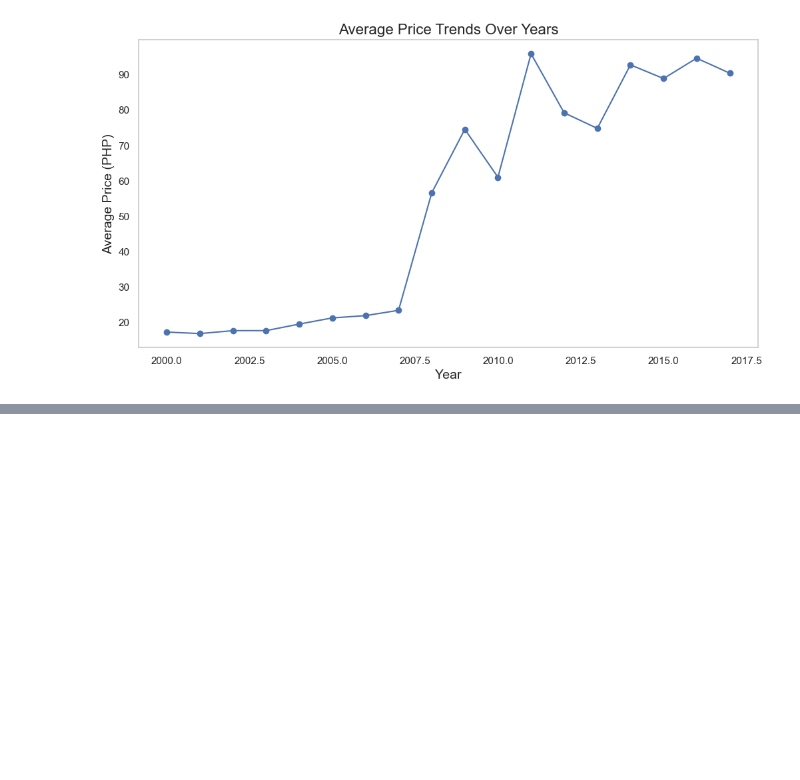
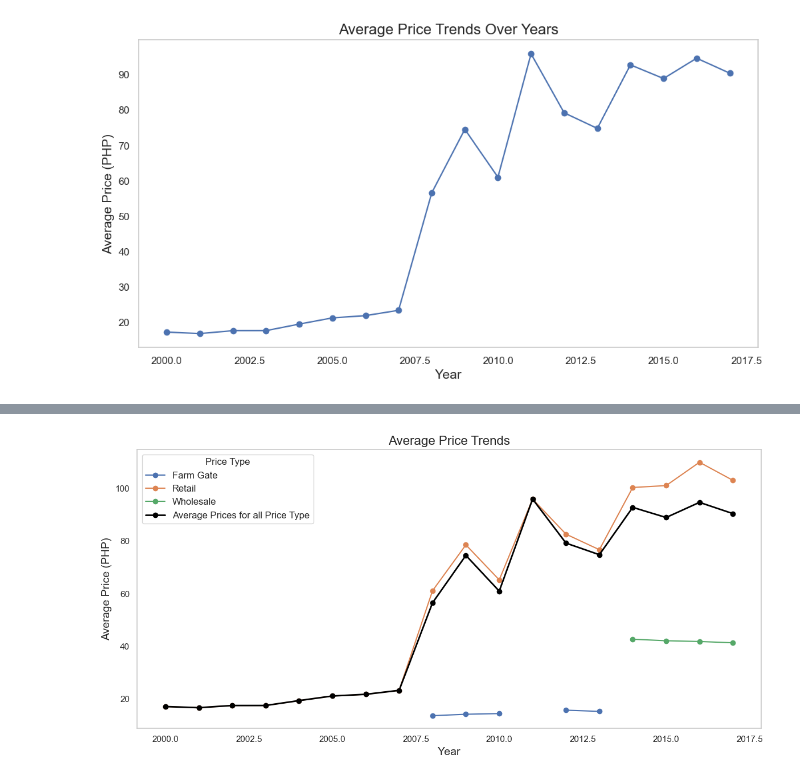
Before and after one commit to KyleZrey/PH-Food-Prices-Analysis, a Jupyter notebook: prelim_data_analysis.ipynb, the cells around one changed output, grey strips where cells are left out. Saved outputs shown, nothing was run; the diff lists cells and outputs as text; code cells hidden in the pictures; blank space fills up the shorter version.

```diff
--- a/prelim_data_analysis.ipynb
+++ b/prelim_data_analysis.ipynb
@@ -528,0 +548,26 @@ clean_pfp
+# %%
+# Calculate average price per year and price type
+yearly_average_price_type = clean_pfp.groupby(['Year', 'Price Type'])['Price'].mean().unstack()
+
+# Calculate global average price per year
+yearly_average_price = clean_pfp.groupby('Year')['Price'].mean()
+
+# Create the line plot
+plt.figure(figsize=(12, 6))
+
+# Plot average price by price type
+yearly_average_price_type.plot(kind='line', marker='o', ax=plt.gca())
+
+# Plot global average price
+yearly_average_price.plot(kind='line', marker='o', color='black', linewidth=2, label='Average Prices for all Price Type')
+
+# Customize the plot
+plt.title('Average Price Trends', fontsize=16)
+plt.xlabel('Year', fontsize=14)
+plt.ylabel('Average Price (PHP)', fontsize=14)
+plt.grid()
+plt.legend(title='Price Type', fontsize=12)
+plt.tight_layout()
+plt.show()
+# %% [output]
+[figure, added]
```
Also changed, not shown: parts of 8 cells of this notebook.
